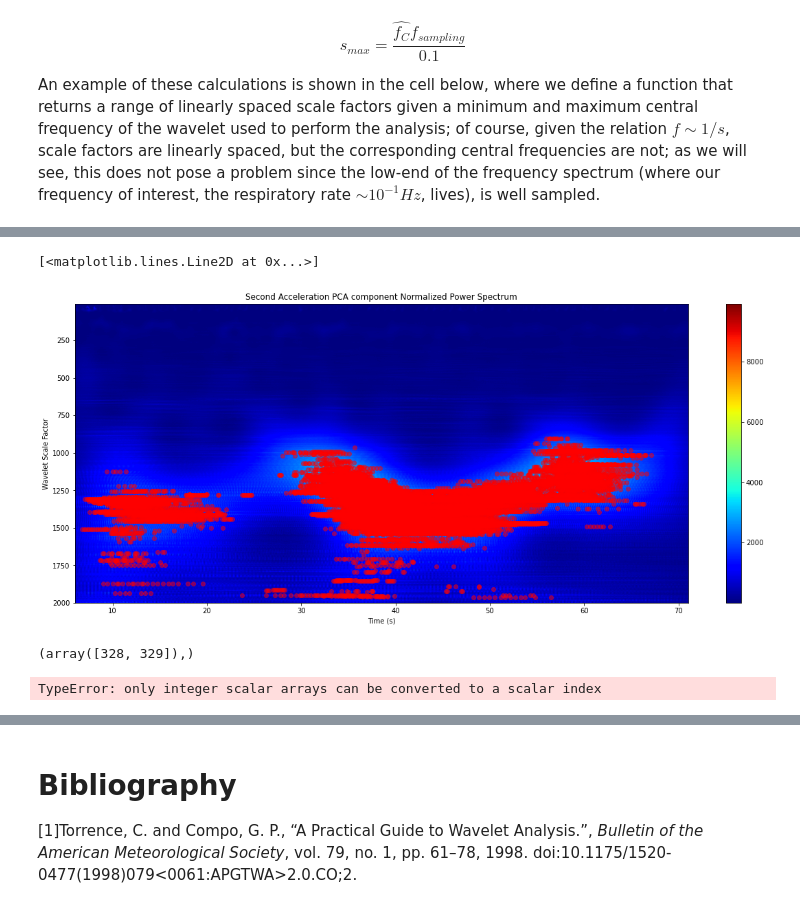
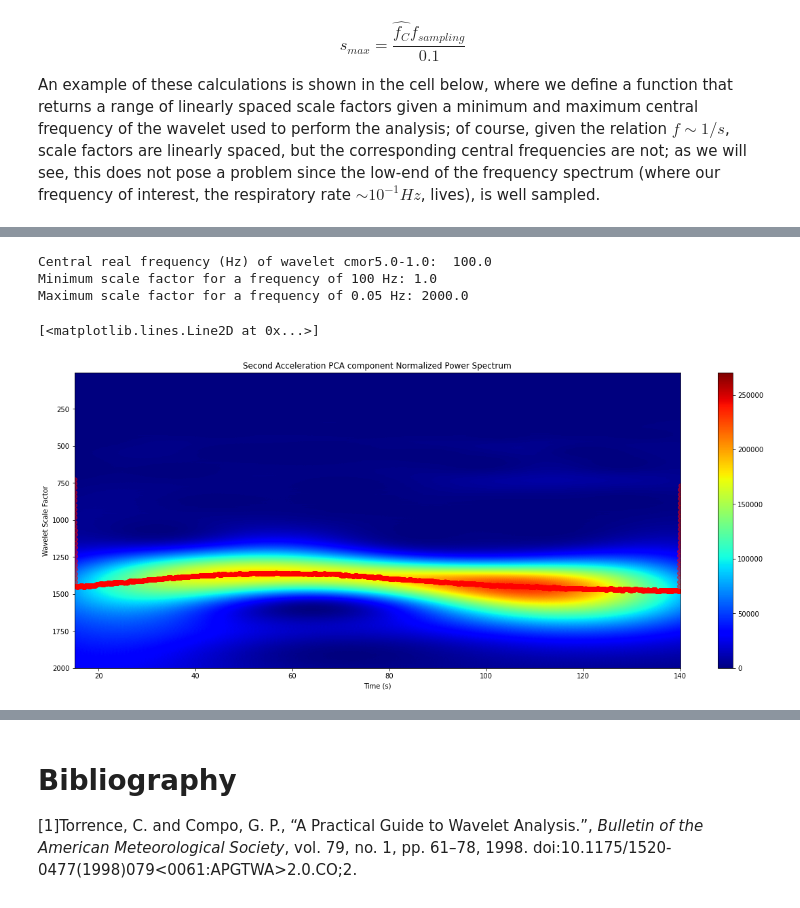
Before and after one commit to zanocrate/LCP_projects_Y4, a Jupyter notebook: Project.ipynb, the cells around one changed output, grey strips where cells are left out. Drawn from its saved outputs; the diff is of its cells as text; code cells hidden in the pictures.

```diff
--- a/Project.ipynb
+++ b/Project.ipynb
@@ -465,0 +593,9 @@ Maximum scale factor for a frequency of 0.1 Hz: 2000.0
+# %%
+# let's restrict our working time window to the one presented in the plots
+df2 =df_init2.loc[timestamp1:timestamp2] # working on the 6s-71s subset
+# let's already subtract the offset given by the mean
+df2 = df2-df2.mean()
+# %%
+accT2=PCA_plot(df2,acc_columns,'Accelerometer PCA','[mg]')
+gyroT2=PCA_plot(df2,gyro_columns,'Gyroscope PCA','[DPS]')
+magnT2=PCA_plot(df2,magn_columns,'Magnetoscope PCA','[G]')
@@ -466,18 +629,29 @@ Maximum scale factor for a frequency of 0.1 Hz: 2000.0
+# %%
+data_in = accT2[:,0]
+wav = 'cmor5.0-1.0'
+scales = get_scales(wav,0.05,100,sampling_rate2,500,True)
+# %% [output]
+Central real frequency (Hz) of wavelet cmor5.0-1.0:  100.0
+Minimum scale factor for a frequency of 100 Hz: 1.0
+Maximum scale factor for a frequency of 0.05 Hz: 2000.0
+# %%
+# CWT
+coefs,cwt_freq = pywt.cwt(data_in,scales,wav,1/sampling_rate2)
 # %%
 power_spectrum = np.abs(coefs)**2
+
+# mettere a posto normalizzazione rispetto a rumore
 var_data=np.var(data_in)
-from scipy.stats import chi2
 power_spectrum_normalized = power_spectrum/var_data
-fig,ax=make_spectrogram(power_spectrum,scales,df.index,'Second Acceleration PCA component Normalized Power Spectrum')
+
+fig,ax=make_spectrogram(power_spectrum,scales,df2.index,'Second Acceleration PCA component Normalized Power Spectrum')
 (y,x)=np.where(power_spectrum_normalized>3*var_data)
-ax.plot(df.index[x],scales[y],'ro',alpha=0.5)
+scale_max=np.argmax(power_spectrum_normalized,axis=0)
+
+
+N=50
+scales_max_avrg=np.convolve(scales[scale_max], np.ones(N)/N,mode='same')
+ax.plot(df2.index,scales_max_avrg,'ro',alpha=0.5)
 # %% [output]
 [<matplotlib.lines.Line2D at 0x...>]
-[figure, old version]
+[figure, new version]
-# %%
-scales_id_list=[np.where(power_spectrum_normalized[:,i]>3*var_data) for i in range(len(df.index.values))]
-print(scales_id_list[600])
-average=[np.average(scales[scales[0]],weights=power_spectrum_normalized[scales[0],id]) for id,scales in enumerate(scales_id_list)]
-# %% [output]
-(array([328, 329]),)
-TypeError: only integer scalar arrays can be converted to a scalar index
```
Also changed, not shown: parts of 30 cells of this notebook, 1 other file.
